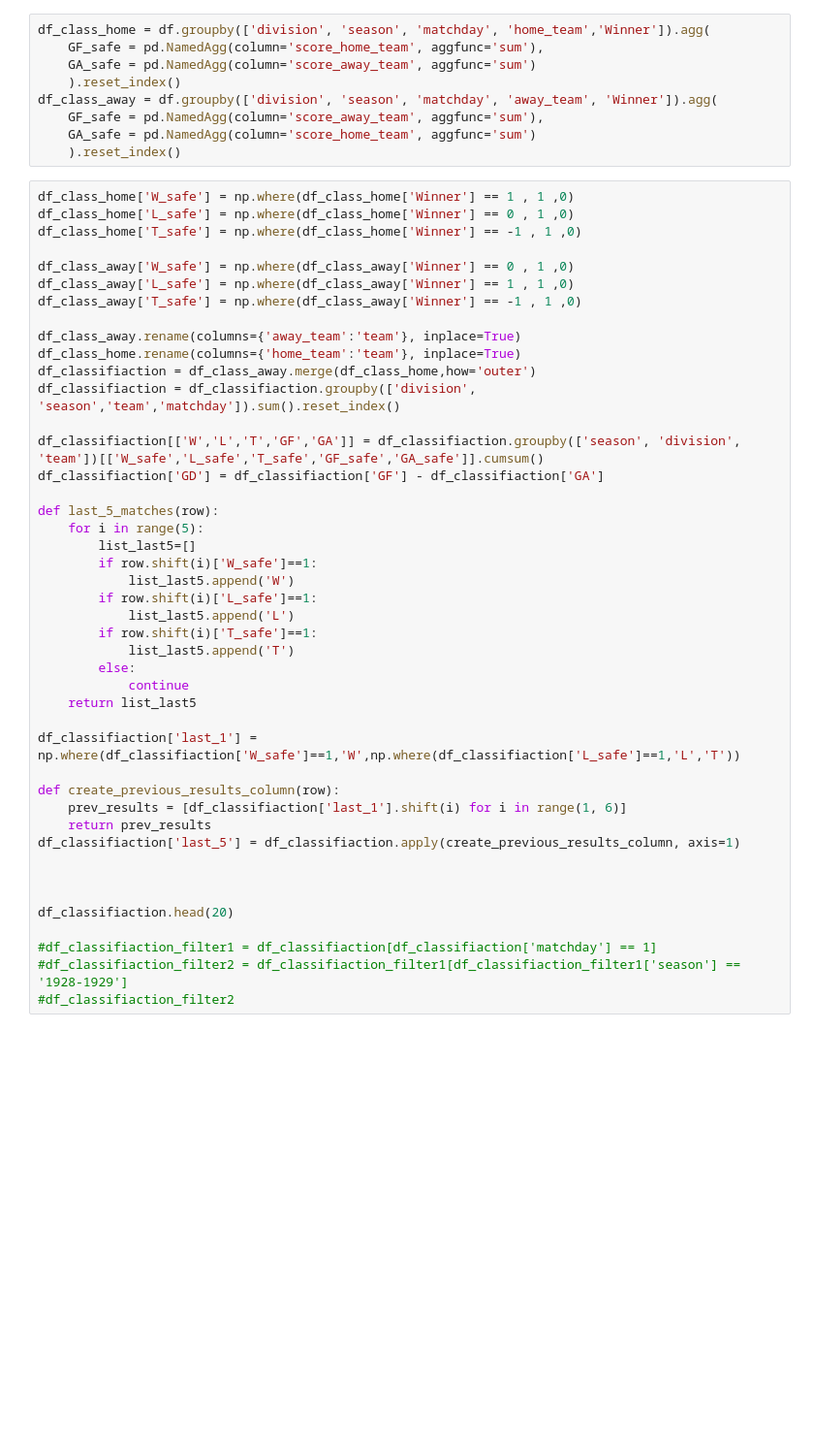
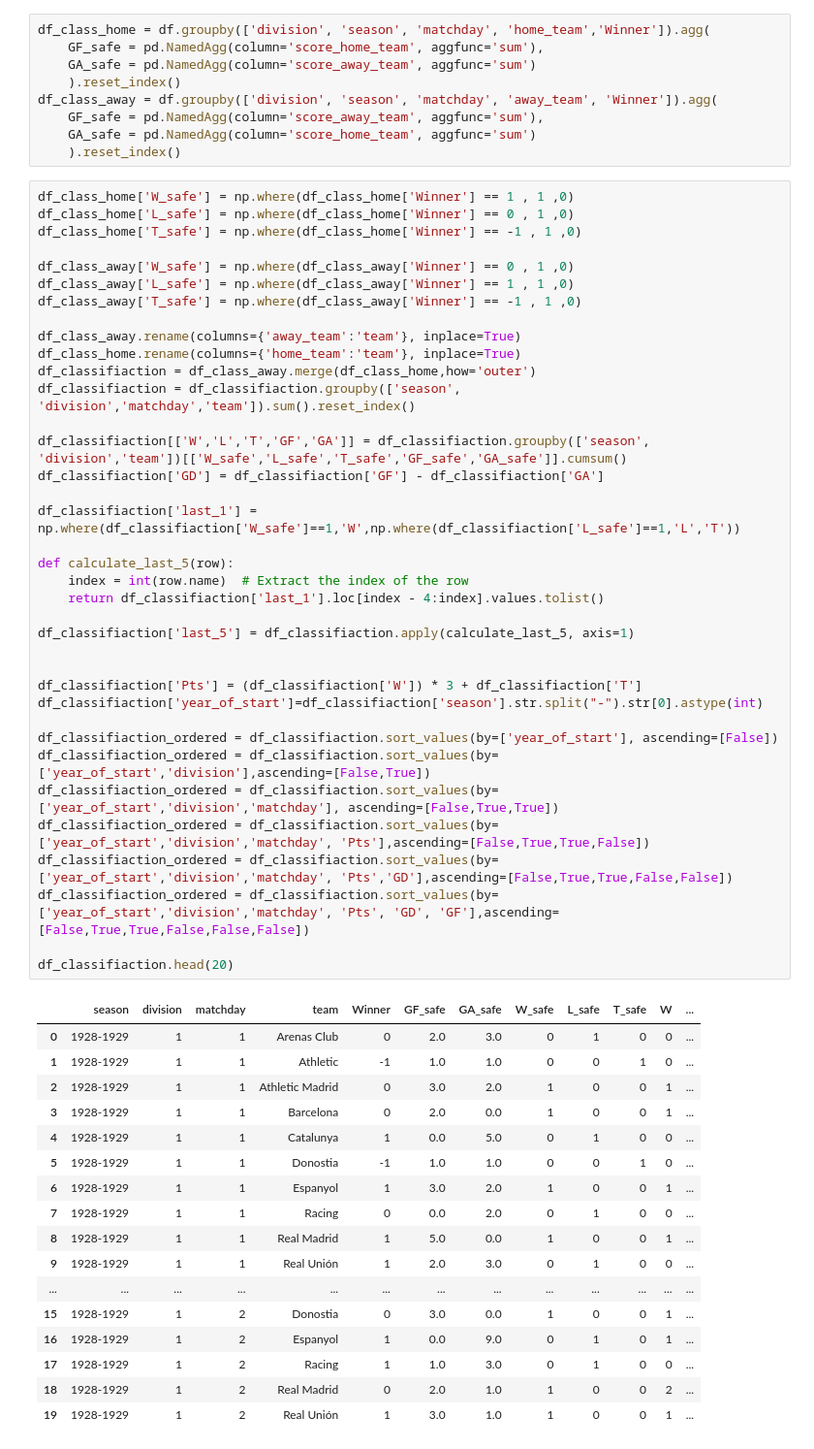
Before and after one commit to coders-unidas/la-quiniela, a Jupyter notebook: analysis/data_analysis.ipynb, the cells around one changed output. Shown at 97% size. Cells and saved outputs as stored; diff of their text form; blank space fills up the shorter version.

```diff
--- a/analysis/data_analysis.ipynb
+++ b/analysis/data_analysis.ipynb
@@ -483,44 +483,55 @@ df_class_away = df.groupby(['division', 'season', 'matchday', 'away_team', 'Winn
 # %%
 df_class_home['W_safe'] = np.where(df_class_home['Winner'] == 1 , 1 ,0)
 df_class_home['L_safe'] = np.where(df_class_home['Winner'] == 0 , 1 ,0)
 df_class_home['T_safe'] = np.where(df_class_home['Winner'] == -1 , 1 ,0)
 
 df_class_away['W_safe'] = np.where(df_class_away['Winner'] == 0 , 1 ,0)
 df_class_away['L_safe'] = np.where(df_class_away['Winner'] == 1 , 1 ,0)
 df_class_away['T_safe'] = np.where(df_class_away['Winner'] == -1 , 1 ,0)
 
 df_class_away.rename(columns={'away_team':'team'}, inplace=True)
 df_class_home.rename(columns={'home_team':'team'}, inplace=True)
 df_classifiaction = df_class_away.merge(df_class_home,how='outer')
-df_classifiaction = df_classifiaction.groupby(['division', 'season','team','matchday']).sum().reset_index()
+df_classifiaction = df_classifiaction.groupby(['season', 'division','matchday','team']).sum().reset_index()
 
-df_classifiaction[['W','L','T','GF','GA']] = df_classifiaction.groupby(['season', 'division', 'team'])[['W_safe','L_safe','T_safe','GF_safe','GA_safe']].cumsum()
+df_classifiaction[['W','L','T','GF','GA']] = df_classifiaction.groupby(['season', 'division','team'])[['W_safe','L_safe','T_safe','GF_safe','GA_safe']].cumsum()
 df_classifiaction['GD'] = df_classifiaction['GF'] - df_classifiaction['GA']
-
-def last_5_matches(row):
-    for i in range(5):
-        list_last5=[]
-        if row.shift(i)['W_safe']==1:
-            list_last5.append('W')
-        if row.shift(i)['L_safe']==1:
-            list_last5.append('L')
-        if row.shift(i)['T_safe']==1:
-            list_last5.append('T')
-        else:
-            continue
-    return list_last5
 
 df_classifiaction['last_1'] = np.where(df_classifiaction['W_safe']==1,'W',np.where(df_classifiaction['L_safe']==1,'L','T'))
 
-def create_previous_results_column(row):
-    prev_results = [df_classifiaction['last_1'].shift(i) for i in range(1, 6)]
-    return prev_results
-df_classifiaction['last_5'] = df_classifiaction.apply(create_previous_results_column, axis=1)
+def calculate_last_5(row):
+    index = int(row.name)  # Extract the index of the row
+    return df_classifiaction['last_1'].loc[index - 4:index].values.tolist()
+
+df_classifiaction['last_5'] = df_classifiaction.apply(calculate_last_5, axis=1)
 
 
+df_classifiaction['Pts'] = (df_classifiaction['W']) * 3 + df_classifiaction['T']
+df_classifiaction['year_of_start']=df_classifiaction['season'].str.split("-").str[0].astype(int)
+
+df_classifiaction_ordered = df_classifiaction.sort_values(by=['year_of_start'], ascending=[False])
+df_classifiaction_ordered = df_classifiaction.sort_values(by=['year_of_start','division'],ascending=[False,True])
+df_classifiaction_ordered = df_classifiaction.sort_values(by=['year_of_start','division','matchday'], ascending=[False,True,True])
+df_classifiaction_ordered = df_classifiaction.sort_values(by=['year_of_start','division','matchday', 'Pts'],ascending=[False,True,True,False])
+df_classifiaction_ordered = df_classifiaction.sort_values(by=['year_of_start','division','matchday', 'Pts','GD'],ascending=[False,True,True,False,False])
+df_classifiaction_ordered = df_classifiaction.sort_values(by=['year_of_start','division','matchday', 'Pts', 'GD', 'GF'],ascending=[False,True,True,False,False,False])
 
 df_classifiaction.head(20)
-
-#df_classifiaction_filter1 = df_classifiaction[df_classifiaction['matchday'] == 1]
-#df_classifiaction_filter2 = df_classifiaction_filter1[df_classifiaction_filter1['season'] == '1928-1929']
-#df_classifiaction_filter2
+# %% [output]
+|  | season | division | matchday | team | Winner | GF_safe | GA_safe | W_safe | L_safe | T_safe | W | ... |
+| 0 | 1928-1929 | 1 | 1 | Arenas Club | 0 | 2.0 | 3.0 | 0 | 1 | 0 | 0 | ... |
+| 1 | 1928-1929 | 1 | 1 | Athletic | -1 | 1.0 | 1.0 | 0 | 0 | 1 | 0 | ... |
+| 2 | 1928-1929 | 1 | 1 | Athletic Madrid | 0 | 3.0 | 2.0 | 1 | 0 | 0 | 1 | ... |
+| 3 | 1928-1929 | 1 | 1 | Barcelona | 0 | 2.0 | 0.0 | 1 | 0 | 0 | 1 | ... |
+| 4 | 1928-1929 | 1 | 1 | Catalunya | 1 | 0.0 | 5.0 | 0 | 1 | 0 | 0 | ... |
+| 5 | 1928-1929 | 1 | 1 | Donostia | -1 | 1.0 | 1.0 | 0 | 0 | 1 | 0 | ... |
+| 6 | 1928-1929 | 1 | 1 | Espanyol | 1 | 3.0 | 2.0 | 1 | 0 | 0 | 1 | ... |
+| 7 | 1928-1929 | 1 | 1 | Racing | 0 | 0.0 | 2.0 | 0 | 1 | 0 | 0 | ... |
+| 8 | 1928-1929 | 1 | 1 | Real Madrid | 1 | 5.0 | 0.0 | 1 | 0 | 0 | 1 | ... |
+| 9 | 1928-1929 | 1 | 1 | Real Unión | 1 | 2.0 | 3.0 | 0 | 1 | 0 | 0 | ... |
+| ... | ... | ... | ... | ... | ... | ... | ... | ... | ... | ... | ... | ... |
+| 15 | 1928-1929 | 1 | 2 | Donostia | 0 | 3.0 | 0.0 | 1 | 0 | 0 | 1 | ... |
+| 16 | 1928-1929 | 1 | 2 | Espanyol | 1 | 0.0 | 9.0 | 0 | 1 | 0 | 1 | ... |
+| 17 | 1928-1929 | 1 | 2 | Racing | 1 | 1.0 | 3.0 | 0 | 1 | 0 | 0 | ... |
+| 18 | 1928-1929 | 1 | 2 | Real Madrid | 0 | 2.0 | 1.0 | 1 | 0 | 0 | 2 | ... |
+| 19 | 1928-1929 | 1 | 2 | Real Unión | 1 | 3.0 | 1.0 | 1 | 0 | 0 | 1 | ... |
```
Also changed, not shown: parts of 2 cells of this notebook.
